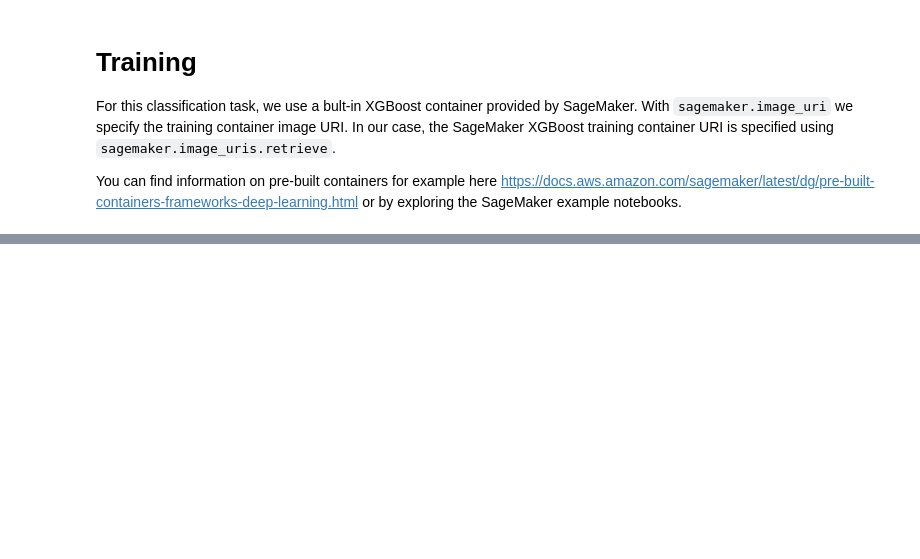
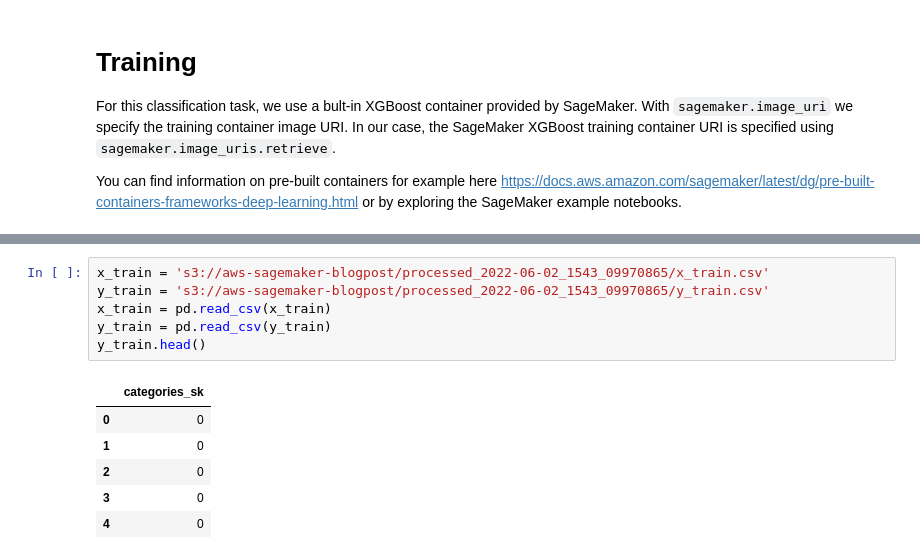
Before and after one commit to d-one/d-one-mlops-aws, a Jupyter notebook: xgboost_pipeline.ipynb, the cells around one changed output, grey strips where cells are left out. Drawn from its saved outputs; the diff is of its cells as text; blank space fills up the shorter version.

```diff
--- a/xgboost_pipeline.ipynb
+++ b/xgboost_pipeline.ipynb
@@ -512,0 +518,13 @@ https://docs.aws.amazon.com/sagemaker/latest/dg/pre-built-containers-frameworks-
+# %%
+x_train = 's3://aws-sagemaker-blogpost/processed_2022-06-02_1543_09970865/x_train.csv'
+y_train = 's3://aws-sagemaker-blogpost/processed_2022-06-02_1543_09970865/y_train.csv'
+x_train = pd.read_csv(x_train)
+y_train = pd.read_csv(y_train)
+y_train.head()
+# %% [output]
+|  | categories_sk |
+| 0 | 0 |
+| 1 | 0 |
+| 2 | 0 |
+| 3 | 0 |
+| 4 | 0 |
```
Also changed, not shown: parts of 10 cells of this notebook.
